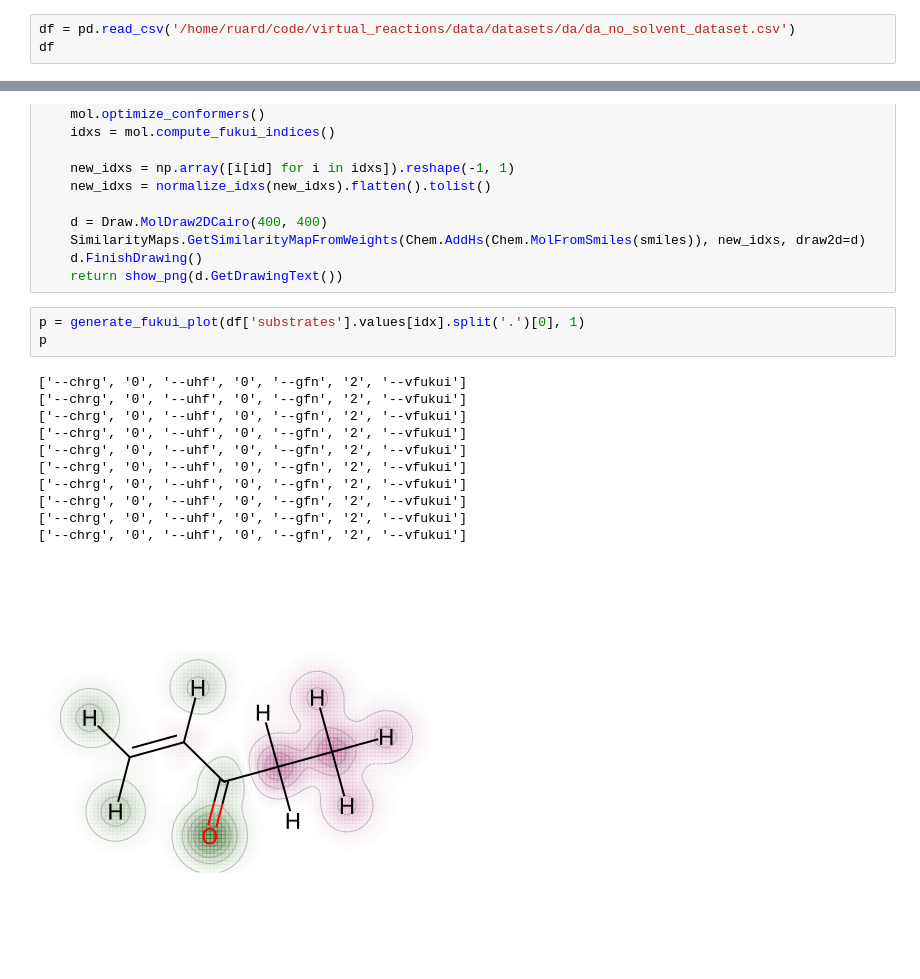
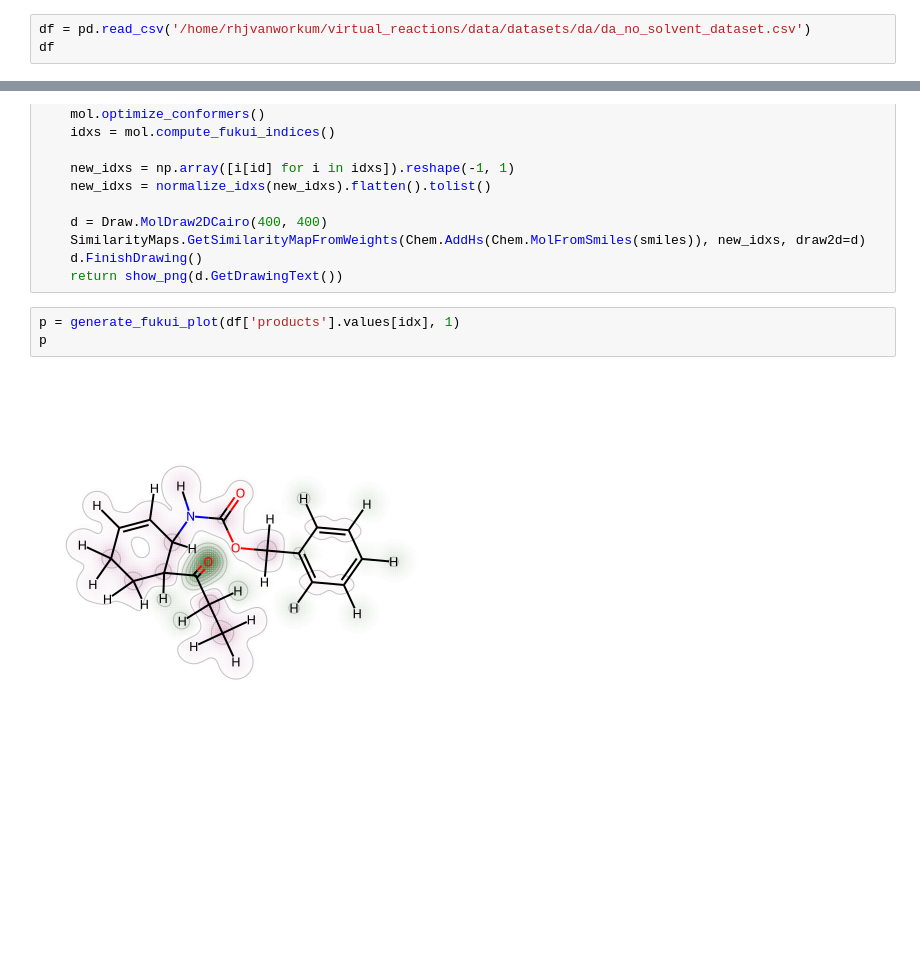
Before and after one commit to rhjvanworkum/virtual_reactions, a Jupyter notebook: notebooks/DA_fukui_simulation.ipynb, the cells around one changed output, grey strips where cells are left out. Saved outputs shown, nothing was run; the diff lists cells and outputs as text; blank space fills up the shorter version.

```diff
--- a/notebooks/DA_fukui_simulation.ipynb
+++ b/notebooks/DA_fukui_simulation.ipynb
@@ -19,7 +19,7 @@ def show_png(data):
     img = Image.open(bio)
     return img
 # %%
-df = pd.read_csv('/home/ruard/code/virtual_reactions/data/datasets/da/da_no_solvent_dataset.csv')
+df = pd.read_csv('/home/rhjvanworkum/virtual_reactions/data/datasets/da/da_no_solvent_dataset.csv')
 df
 # %% [output]
 |  | Unnamed: 0 | reaction_idx | uid | substrates | products | reaction_smiles | labels | simulation_idx |
@@ -67,17 +67,7 @@ def generate_fukui_plot(smiles, id):
     d.FinishDrawing()
     return show_png(d.GetDrawingText())
 # %%
-p = generate_fukui_plot(df['substrates'].values[idx].split('.')[0], 1)
+p = generate_fukui_plot(df['products'].values[idx], 1)
 p
 # %% [output]
-['--chrg', '0', '--uhf', '0', '--gfn', '2', '--vfukui']
-['--chrg', '0', '--uhf', '0', '--gfn', '2', '--vfukui']
-['--chrg', '0', '--uhf', '0', '--gfn', '2', '--vfukui']
-['--chrg', '0', '--uhf', '0', '--gfn', '2', '--vfukui']
-['--chrg', '0', '--uhf', '0', '--gfn', '2', '--vfukui']
-['--chrg', '0', '--uhf', '0', '--gfn', '2', '--vfukui']
-['--chrg', '0', '--uhf', '0', '--gfn', '2', '--vfukui']
-['--chrg', '0', '--uhf', '0', '--gfn', '2', '--vfukui']
-['--chrg', '0', '--uhf', '0', '--gfn', '2', '--vfukui']
-['--chrg', '0', '--uhf', '0', '--gfn', '2', '--vfukui']
-[figure, old version]
+[figure, new version]
```
Also changed, not shown: parts of 6 cells of this notebook, 4 other files.
